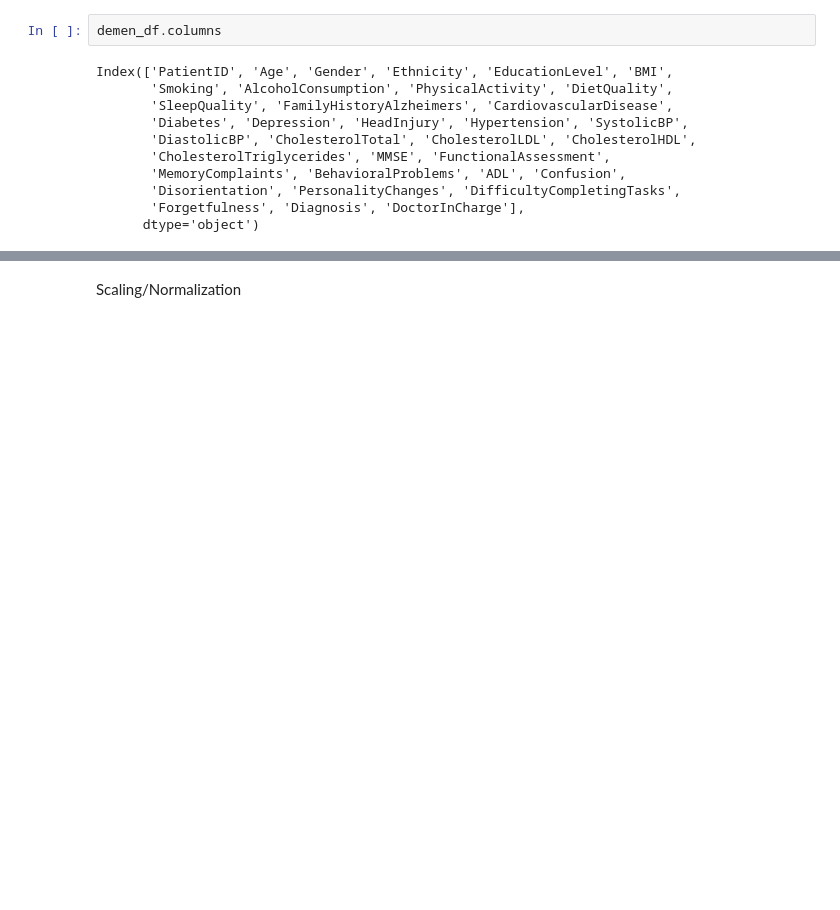
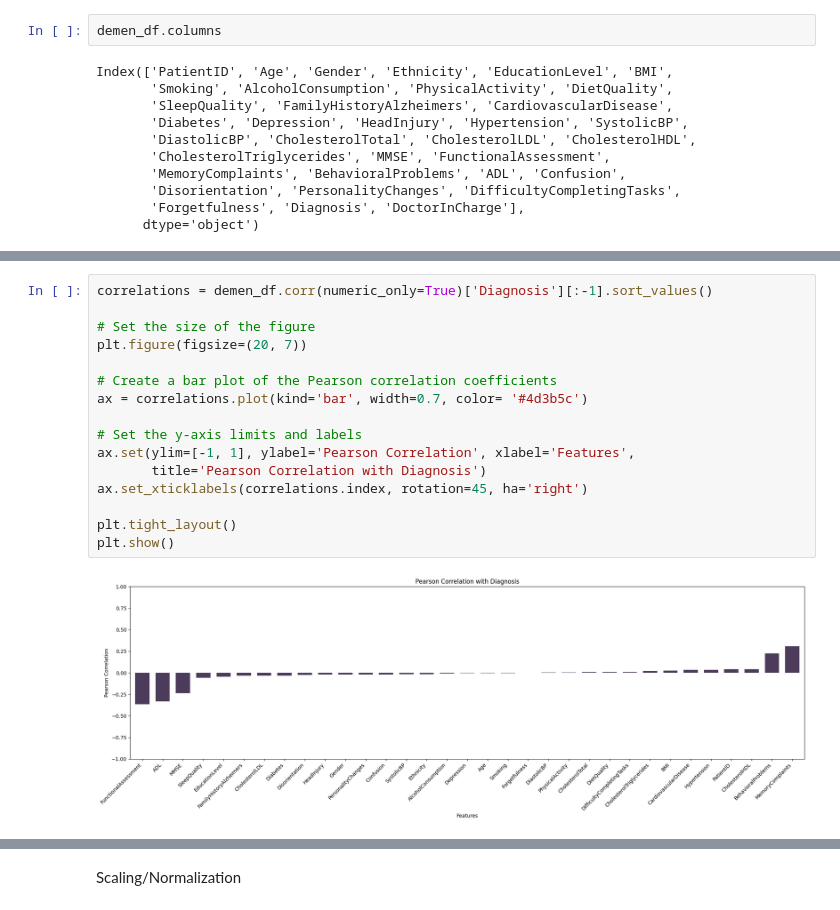
Before and after one commit to Odelolasolomon/Deep-Learning-and-Classical-ML-models-for-Dementia-Prediction, a Jupyter notebook: Predicting Dementia/Tabular.ipynb, the cells around one changed output, grey strips where cells are left out. Drawn from its saved outputs; the diff is of its cells as text; blank space fills up the shorter version.

```diff
--- a/Predicting Dementia/Tabular.ipynb
+++ b/Predicting Dementia/Tabular.ipynb
@@ -603,0 +622,18 @@ plt.show()
+# %%
+correlations = demen_df.corr(numeric_only=True)['Diagnosis'][:-1].sort_values()
+
+# Set the size of the figure
+plt.figure(figsize=(20, 7))
+
+# Create a bar plot of the Pearson correlation coefficients
+ax = correlations.plot(kind='bar', width=0.7, color= '#4d3b5c')
+
+# Set the y-axis limits and labels
+ax.set(ylim=[-1, 1], ylabel='Pearson Correlation', xlabel='Features',
+       title='Pearson Correlation with Diagnosis')
+ax.set_xticklabels(correlations.index, rotation=45, ha='right')
+
+plt.tight_layout()
+plt.show()
+# %% [output]
+[figure, added]
```
Also changed, not shown: parts of 37 cells of this notebook, 4 other files.
